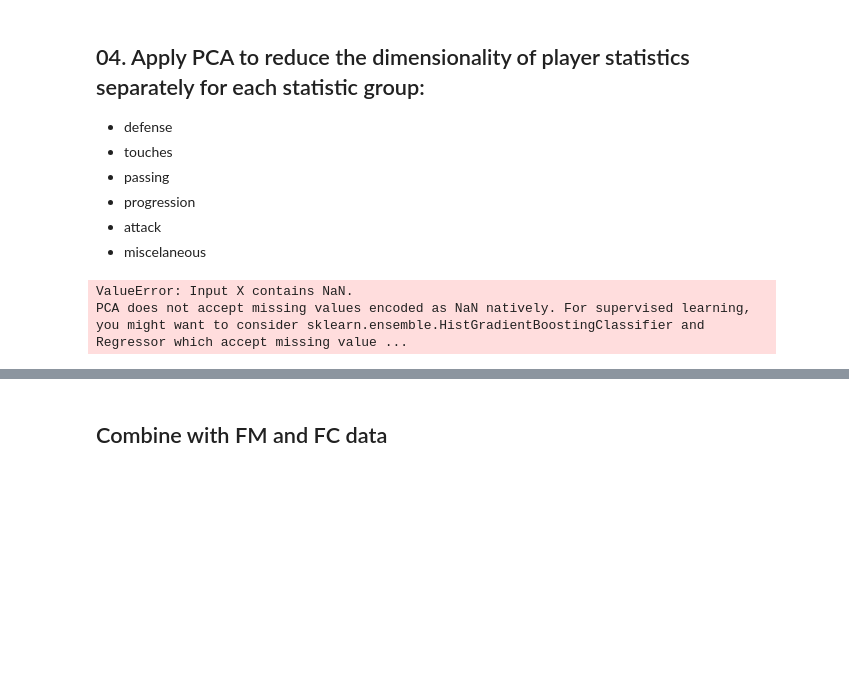
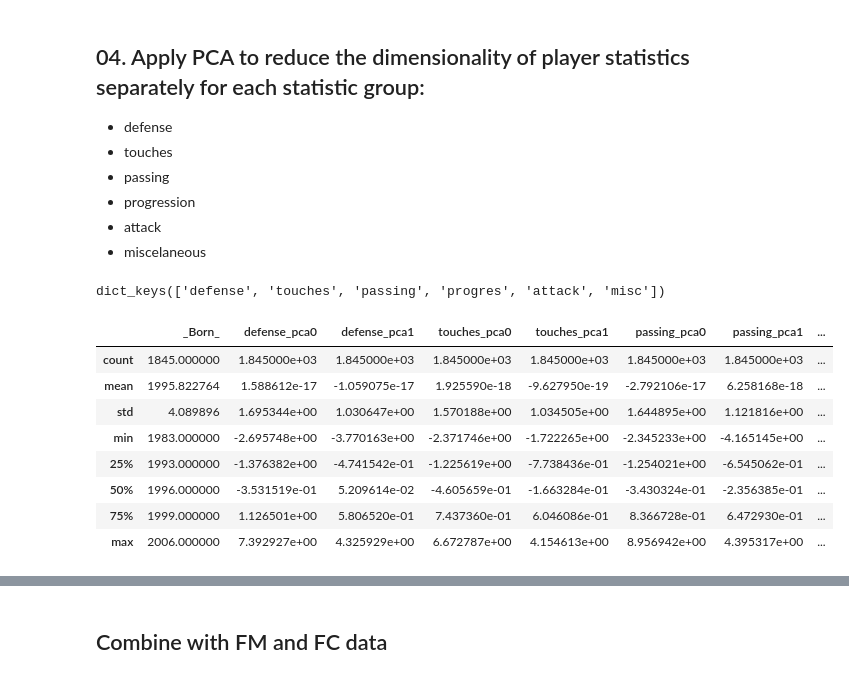
Before and after one commit to alibekk93/FM_skills_prediction, a Jupyter notebook: notebooks/01_data_preparation.ipynb, the cells around one changed output, grey strips where cells are left out. Cells and saved outputs as stored; diff of their text form; code cells hidden in the pictures; blank space fills up the shorter version.

```diff
--- a/notebooks/01_data_preparation.ipynb
+++ b/notebooks/01_data_preparation.ipynb
@@ -112,8 +112,7 @@ team_stats_df.to_csv(f'data/{season}_FBRef_teams.csv')
 from sklearn.decomposition import PCA
 
 pca = PCA(n_components=0.8)
-# %%
-pca.fit_transform(fbref_meandiff_df[attack_columns])
-# %% [output]
-ValueError: Input X contains NaN.
-PCA does not accept missing values encoded as NaN natively. For supervised learning, you might want to consider sklearn.ensemble.HistGradientBoostingClassifier and Regressor which accept missing value ...
+# %%
+stat_types_dict.keys()
+# %% [output]
+dict_keys(['defense', 'touches', 'passing', 'progres', 'attack', 'misc'])
@@ -119,0 +131,12 @@ PCA does not accept missing values encoded as NaN natively. For supervised learn
+# %%
+fbref_pca_df.describe()
+# %% [output]
+|  | _Born_ | defense_pca0 | defense_pca1 | touches_pca0 | touches_pca1 | passing_pca0 | passing_pca1 | ... |
+| count | 1845.000000 | 1.845000e+03 | 1.845000e+03 | 1.845000e+03 | 1.845000e+03 | 1.845000e+03 | 1.845000e+03 | ... |
+| mean | 1995.822764 | 1.588612e-17 | -1.059075e-17 | 1.925590e-18 | -9.627950e-19 | -2.792106e-17 | 6.258168e-18 | ... |
+| std | 4.089896 | 1.695344e+00 | 1.030647e+00 | 1.570188e+00 | 1.034505e+00 | 1.644895e+00 | 1.121816e+00 | ... |
+| min | 1983.000000 | -2.695748e+00 | -3.770163e+00 | -2.371746e+00 | -1.722265e+00 | -2.345233e+00 | -4.165145e+00 | ... |
+| 25% | 1993.000000 | -1.376382e+00 | -4.741542e-01 | -1.225619e+00 | -7.738436e-01 | -1.254021e+00 | -6.545062e-01 | ... |
+| 50% | 1996.000000 | -3.531519e-01 | 5.209614e-02 | -4.605659e-01 | -1.663284e-01 | -3.430324e-01 | -2.356385e-01 | ... |
+| 75% | 1999.000000 | 1.126501e+00 | 5.806520e-01 | 7.437360e-01 | 6.046086e-01 | 8.366728e-01 | 6.472930e-01 | ... |
+| max | 2006.000000 | 7.392927e+00 | 4.325929e+00 | 6.672787e+00 | 4.154613e+00 | 8.956942e+00 | 4.395317e+00 | ... |
```
Also changed, not shown: parts of 10 cells of this notebook, 1 other file.
